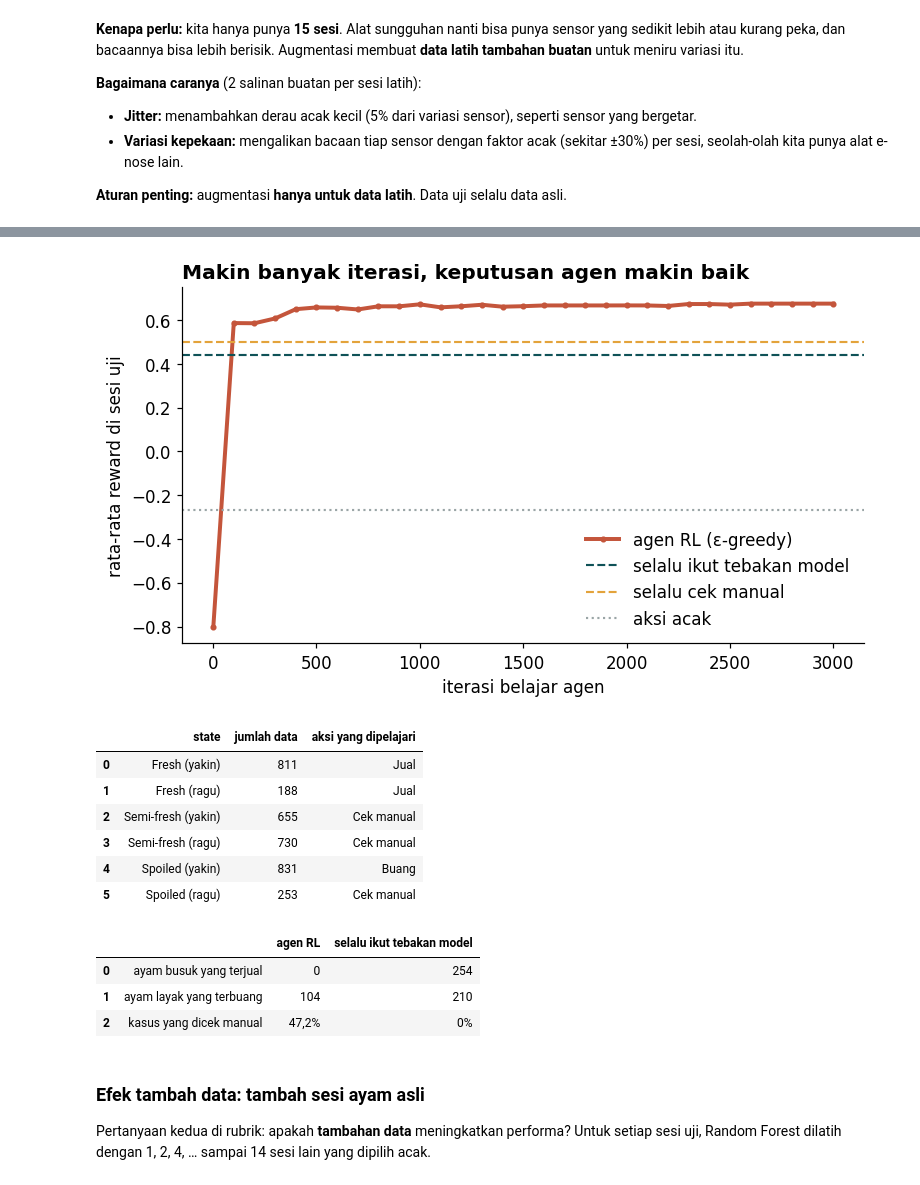
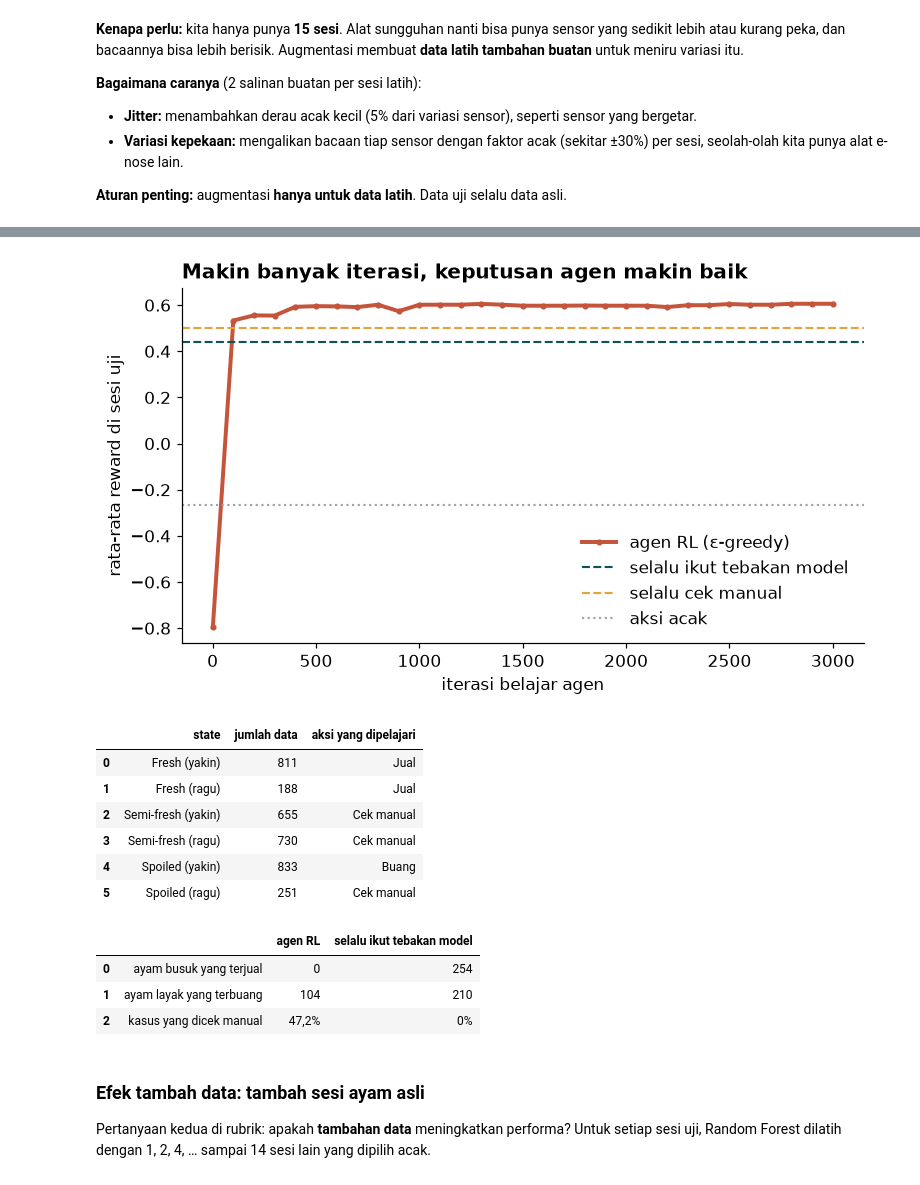
Before and after one commit to MuhammadErlanggaKurniawan/ets-ml2-kelompok, a Jupyter notebook: notebooks/ETS_ML2_Kesegaran_Ayam.ipynb, the cells around one changed output, grey strips where cells are left out. Saved outputs shown, nothing was run; the diff lists cells and outputs as text; code cells hidden in the pictures.

Commit message:
fix: fixed session split for the RL agent and pinned xgboost so Colab reproduces the slide numbers

```diff
--- a/notebooks/ETS_ML2_Kesegaran_Ayam.ipynb
+++ b/notebooks/ETS_ML2_Kesegaran_Ayam.ipynb
@@ -676,7 +683,9 @@ def train_agent(train_idx, test_idx, seed, steps=3000, eps=0.1, every=100):
     return Q, np.array(curve)
 
 
-folds = list(GroupKFold(5).split(X, y, groups))
+# fixed session split: GroupKFold orders equal-sized sessions differently on different machines
+RL_TEST_SESSIONS = [[0, 10, 11], [2, 8, 13], [1, 6, 9], [4, 7, 14], [3, 5, 12]]
+folds = [(np.flatnonzero(~np.isin(groups, test)), np.flatnonzero(np.isin(groups, test))) for test in RL_TEST_SESSIONS]
 curves, policies, trust_model, always_check, random_act = [], [], [], [], []
 for train_idx, test_idx in folds:
     for seed in range(5):
@@ -697,41 +706,41 @@ ax.axhline(0.5, color=AMBER, ls="--", lw=1.4, label="selalu cek manual")
 ax.axhline(np.mean(random_act), color=GREY, ls=":", lw=1.4, label="aksi acak")
 ax.set(xlabel="iterasi belajar agen", ylabel="rata-rata reward di sesi uji",
        title="Makin banyak iterasi, keputusan agen makin baik")
 ax.legend(loc="lower right")
 save(fig, "08_rl_kurva")
 plt.show()
 
 policy_mode = [int(np.bincount([p[s] for p in policies], minlength=3).argmax()) for s in range(6)]
 policy_table = pd.DataFrame({"state": STATE_NAMES, "jumlah data": np.bincount(state, minlength=6),
                              "aksi yang dipelajari": [ACTIONS[a] for a in policy_mode]})
 display(policy_table)
 
 # what the learned rules do when applied to every window
 action = np.array(policy_mode)[state]
 impact = {"porsi_jual": float((action == 0).mean()), "porsi_cek": float((action == 1).mean()),
           "porsi_buang": float((action == 2).mean()),
           "busuk_terjual_agen": int(((action == 0) & ~fit_to_sell).sum()),
           "busuk_terjual_ikut_model": int(((predicted <= 1) & ~fit_to_sell).sum()),
           "layak_terbuang_agen": int(((action == 2) & fit_to_sell).sum()),
           "n_busuk": int((~fit_to_sell).sum()), "n_layak": int(fit_to_sell.sum())}
 display(pd.DataFrame({"": ["ayam busuk yang terjual", "ayam layak yang terbuang", "kasus yang dicek manual"],
                       "agen RL": [impact["busuk_terjual_agen"], impact["layak_terbuang_agen"], pct(impact["porsi_cek"])],
                       "selalu ikut tebakan model": [impact["busuk_terjual_ikut_model"],
                                                     int(((predicted == 2) & fit_to_sell).sum()), "0%"]}))
 RESULTS["rl"] = {"reward_start": float(curves[:, 0].mean()), "reward_after_100": float(curves[:, 1].mean()),
                  "reward_final": float(agent_final), "trust_model": float(np.mean(trust_model)),
                  "always_check": 0.5, "random_action": float(np.mean(random_act)),
                  "policy": dict(zip(STATE_NAMES, [ACTIONS[a] for a in policy_mode])),
                  "curve": curves.mean(axis=0).round(4).tolist(), "steps": steps_axis.tolist(), "impact": impact}
 # %% [output]
-[figure, old version]
+[figure, new version]
 |  | state | jumlah data | aksi yang dipelajari |
 | 0 | Fresh (yakin) | 811 | Jual |
 | 1 | Fresh (ragu) | 188 | Jual |
 | 2 | Semi-fresh (yakin) | 655 | Cek manual |
 | 3 | Semi-fresh (ragu) | 730 | Cek manual |
-| 4 | Spoiled (yakin) | 831 | Buang |
-| 5 | Spoiled (ragu) | 253 | Cek manual |
+| 4 | Spoiled (yakin) | 833 | Buang |
+| 5 | Spoiled (ragu) | 251 | Cek manual |
 |  |  | agen RL | selalu ikut tebakan model |
 | 0 | ayam busuk yang terjual | 0 | 254 |
 | 1 | ayam layak yang terbuang | 104 | 210 |
```
Also changed, not shown: parts of 11 cells of this notebook, 4 other files.
